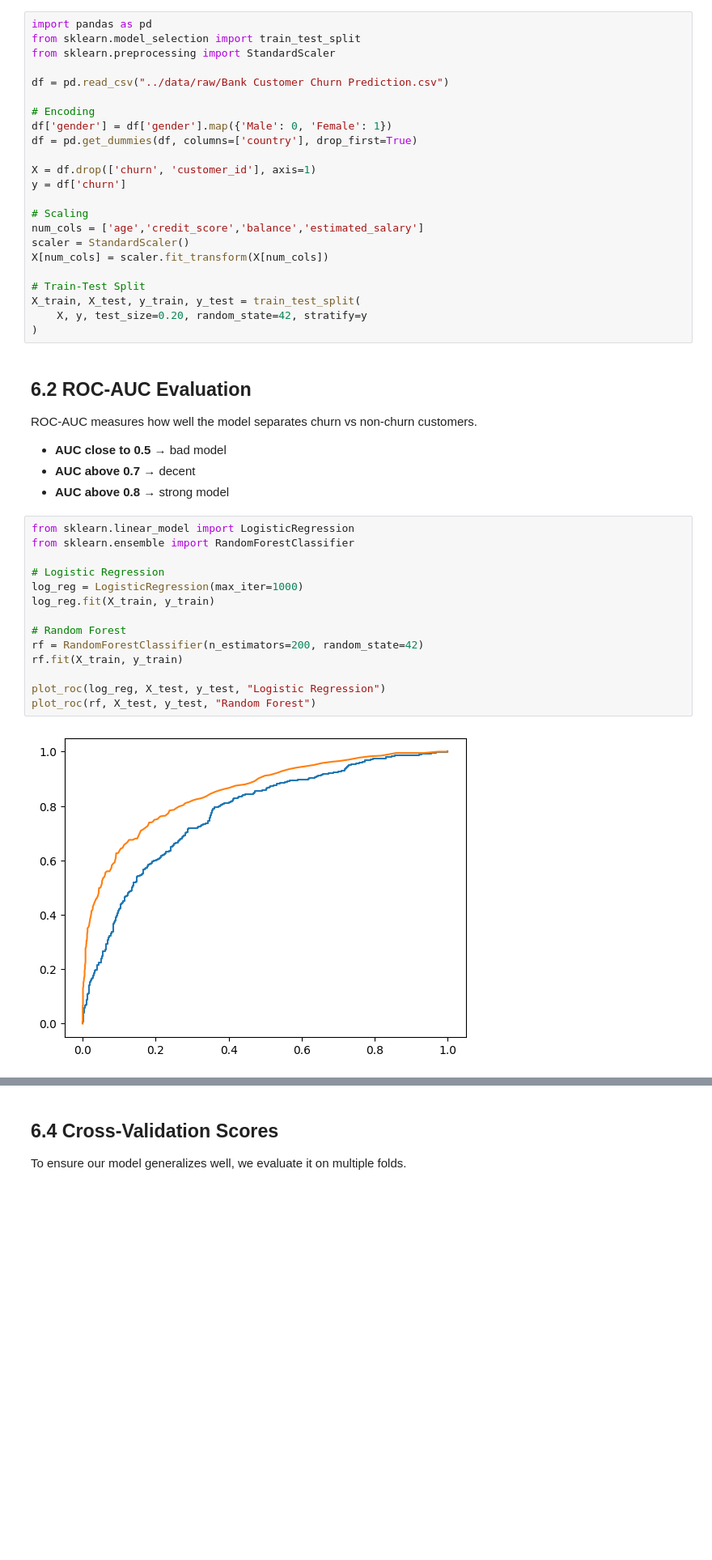
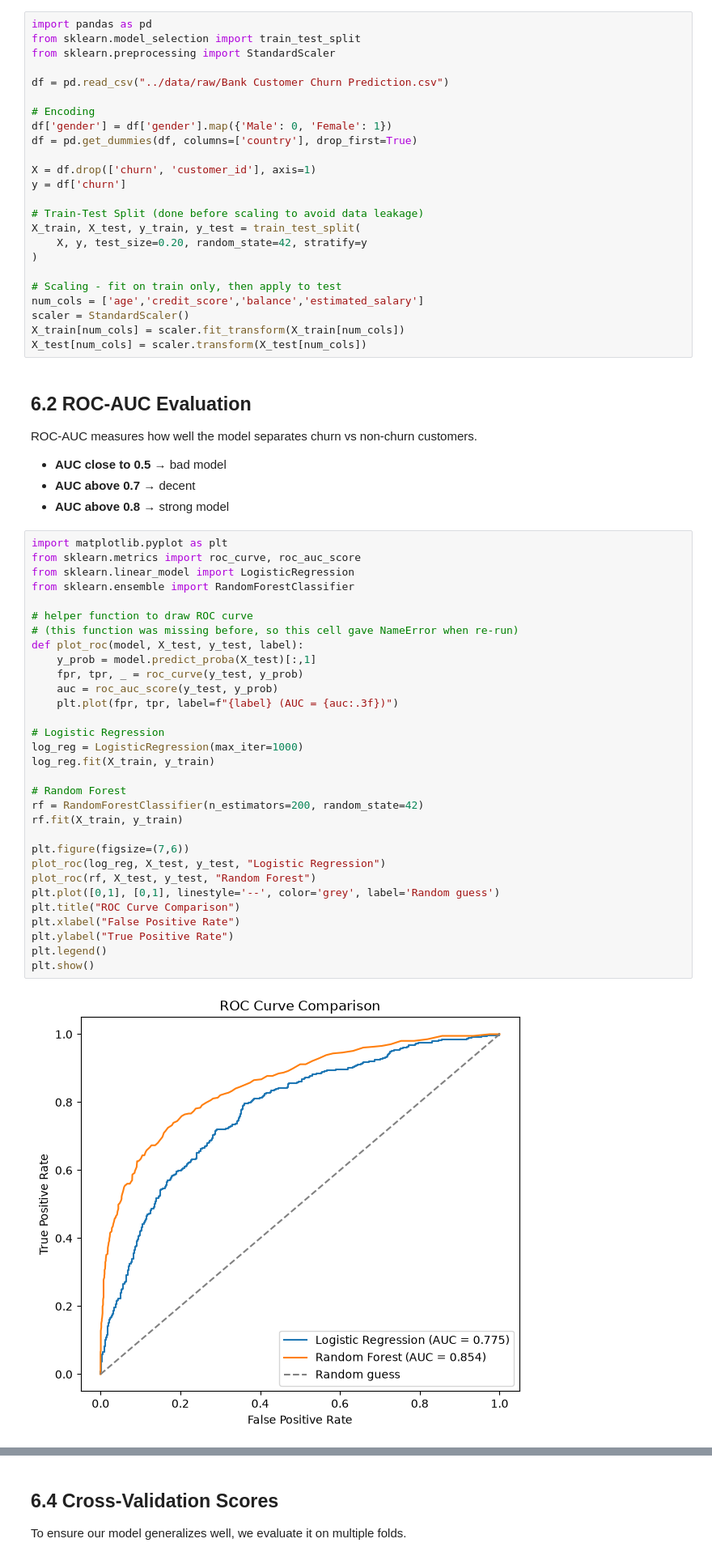
Before and after one commit to mayank260201/bank-customer-churn-analysis, a Jupyter notebook: notebooks/04_model_evaluation.ipynb, the cells around one changed output, grey strips where cells are left out. Shown at 81% size. Cells and saved outputs as stored; diff of their text form; blank space fills up the shorter version.

```diff
--- a/notebooks/04_model_evaluation.ipynb
+++ b/notebooks/04_model_evaluation.ipynb
@@ -28,15 +28,16 @@ df = pd.get_dummies(df, columns=['country'], drop_first=True)
 X = df.drop(['churn', 'customer_id'], axis=1)
 y = df['churn']
 
-# Scaling
-num_cols = ['age','credit_score','balance','estimated_salary']
-scaler = StandardScaler()
-X[num_cols] = scaler.fit_transform(X[num_cols])
-
-# Train-Test Split
+# Train-Test Split (done before scaling to avoid data leakage)
 X_train, X_test, y_train, y_test = train_test_split(
     X, y, test_size=0.20, random_state=42, stratify=y
 )
+
+# Scaling - fit on train only, then apply to test
+num_cols = ['age','credit_score','balance','estimated_salary']
+scaler = StandardScaler()
+X_train[num_cols] = scaler.fit_transform(X_train[num_cols])
+X_test[num_cols] = scaler.transform(X_test[num_cols])
 # %% [markdown]
 ## 6.2 ROC-AUC Evaluation
 
@@ -46,21 +47,38 @@ ROC-AUC measures how well the model separates churn vs non-churn customers.
 - **AUC above 0.7** → decent
 - **AUC above 0.8** → strong model
 # %%
+import matplotlib.pyplot as plt
+from sklearn.metrics import roc_curve, roc_auc_score
 from sklearn.linear_model import LogisticRegression
 from sklearn.ensemble import RandomForestClassifier
+
+# helper function to draw ROC curve
+# (this function was missing before, so this cell gave NameError when re-run)
+def plot_roc(model, X_test, y_test, label):
+    y_prob = model.predict_proba(X_test)[:,1]
+    fpr, tpr, _ = roc_curve(y_test, y_prob)
+    auc = roc_auc_score(y_test, y_prob)
+    plt.plot(fpr, tpr, label=f"{label} (AUC = {auc:.3f})")
 
 # Logistic Regression
 log_reg = LogisticRegression(max_iter=1000)
 log_reg.fit(X_train, y_train)
 
 # Random Forest
 rf = RandomForestClassifier(n_estimators=200, random_state=42)
 rf.fit(X_train, y_train)
 
+plt.figure(figsize=(7,6))
 plot_roc(log_reg, X_test, y_test, "Logistic Regression")
 plot_roc(rf, X_test, y_test, "Random Forest")
+plt.plot([0,1], [0,1], linestyle='--', color='grey', label='Random guess')
+plt.title("ROC Curve Comparison")
+plt.xlabel("False Positive Rate")
+plt.ylabel("True Positive Rate")
+plt.legend()
+plt.show()
 # %% [output]
-[figure, old version]
+[figure, new version]
 # %% [markdown]
 ## 6.3 Precision–Recall Curve
 
```
Also changed, not shown: parts of 3 cells of this notebook, 1 other file.
